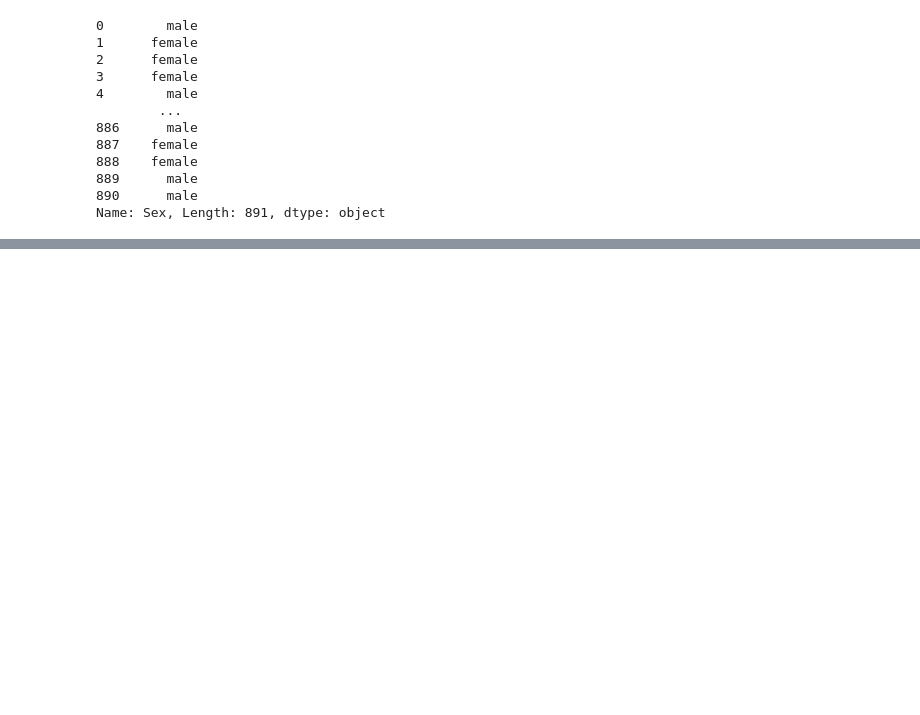
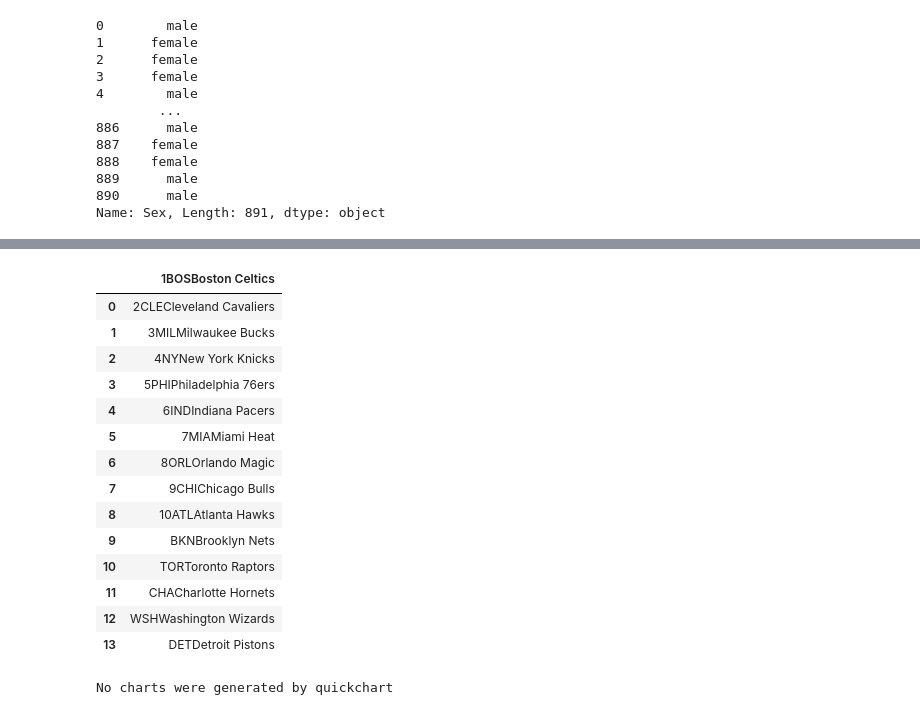
Before and after one commit to omkarpattnaik8080/Pandas, a Jupyter notebook: PandasComplete.ipynb, the cells around one changed output, grey strips where cells are left out. Drawn from its saved outputs; the diff is of its cells as text; code cells hidden in the pictures; blank space fills up the shorter version.

```diff
--- a/PandasComplete.ipynb
+++ b/PandasComplete.ipynb
@@ -507,0 +464,4 @@ plt.gca().spines[['top', 'right',]].set_visible(False)
+# %%
+#if u want to read a html file
+import lxml
+url_df=pd.read_html("https://www.espn.co.uk/nba/table")
@@ -507,0 +488,20 @@ plt.gca().spines[['top', 'right',]].set_visible(False)
+# %%
+df4=url_df[0]
+df4
+# %% [output]
+|  | 1BOSBoston Celtics |
+| 0 | 2CLECleveland Cavaliers |
+| 1 | 3MILMilwaukee Bucks |
+| 2 | 4NYNew York Knicks |
+| 3 | 5PHIPhiladelphia 76ers |
+| 4 | 6INDIndiana Pacers |
+| 5 | 7MIAMiami Heat |
+| 6 | 8ORLOrlando Magic |
+| 7 | 9CHIChicago Bulls |
+| 8 | 10ATLAtlanta Hawks |
+| 9 | BKNBrooklyn Nets |
+| 10 | TORToronto Raptors |
+| 11 | CHACharlotte Hornets |
+| 12 | WSHWashington Wizards |
+| 13 | DETDetroit Pistons |
+No charts were generated by quickchart
```
Also changed, not shown: parts of 8 cells of this notebook.
